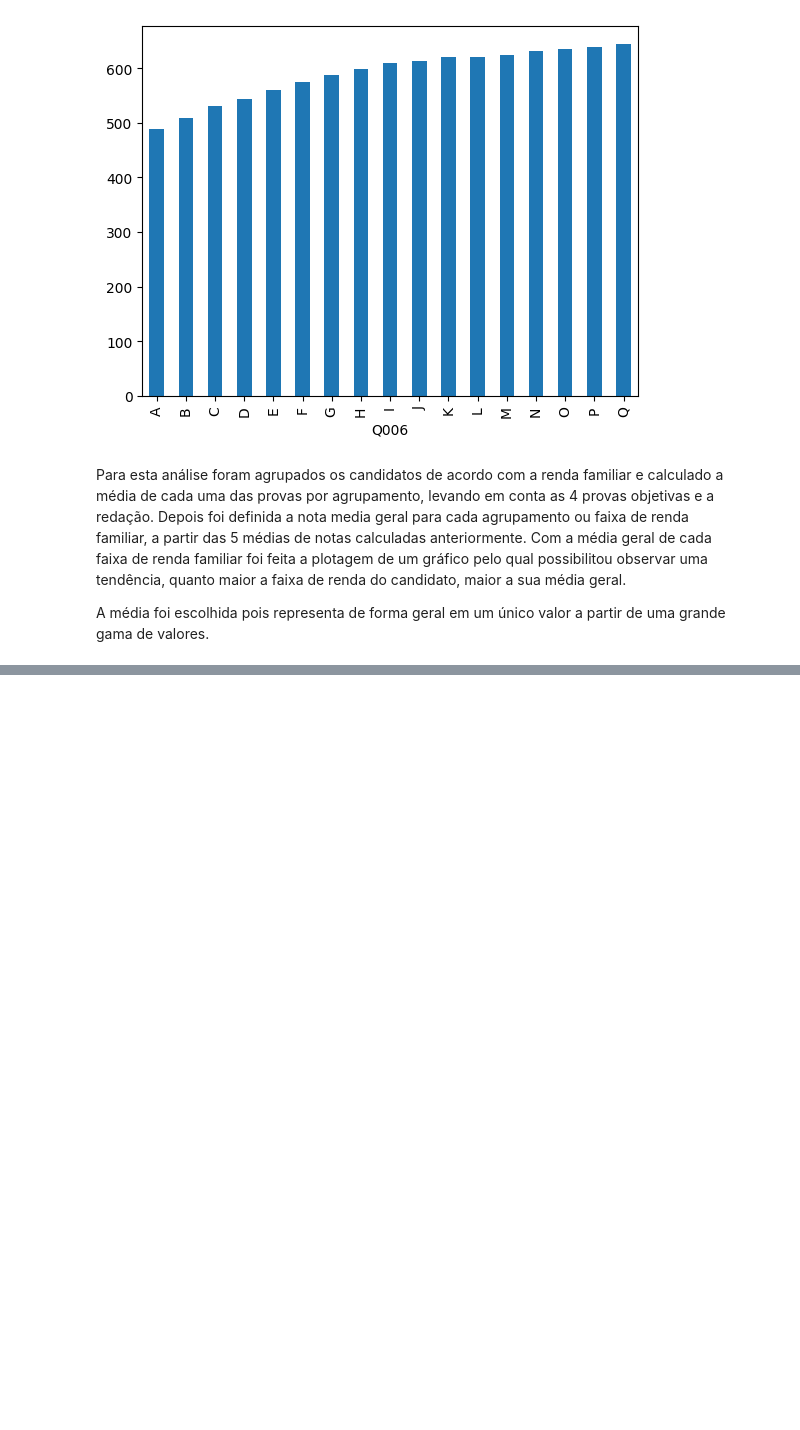
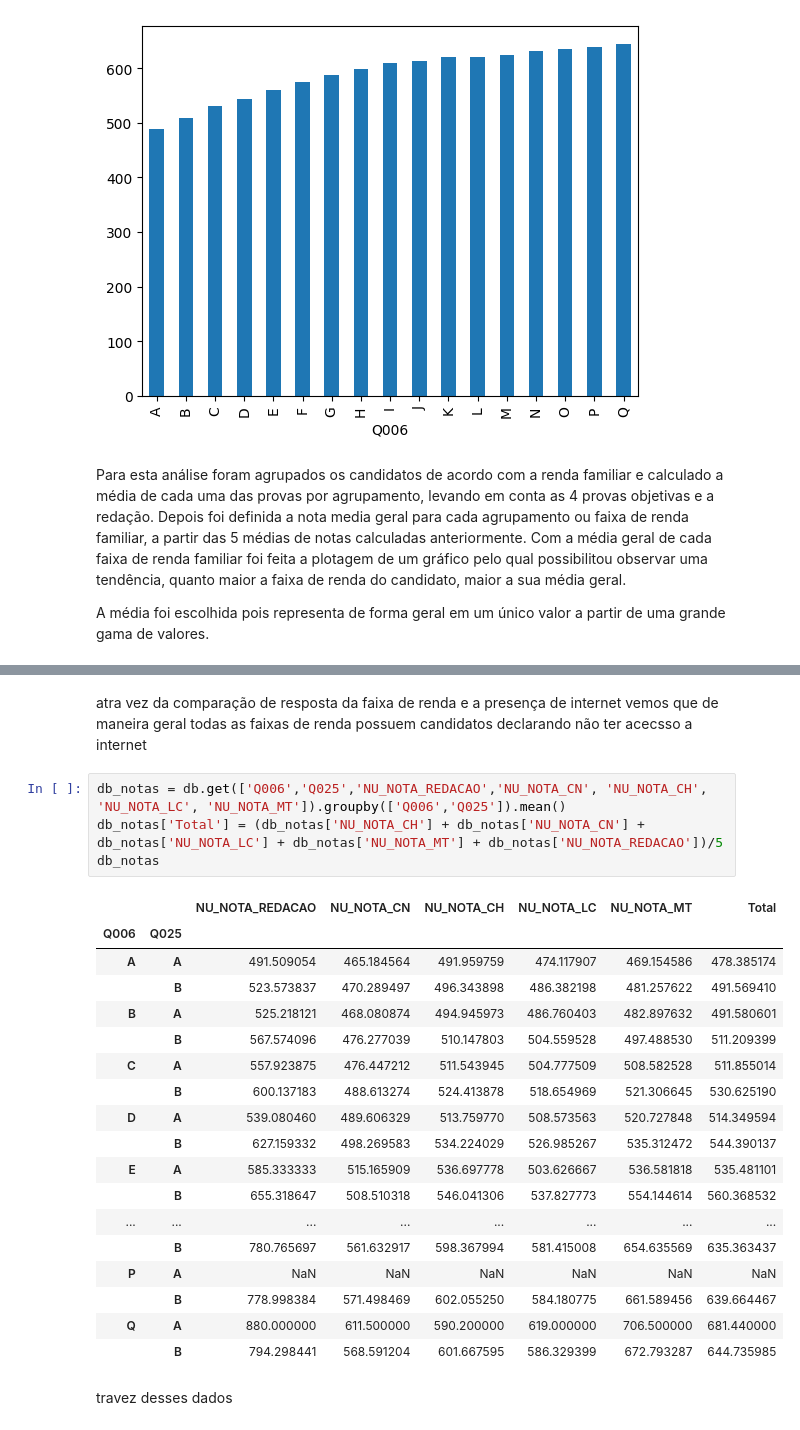
Before and after one commit to denielfer/Micro_dados_enem-2022, a Jupyter notebook: analize.ipynb, the cells around one changed output, grey strips where cells are left out. Cells and saved outputs as stored; diff of their text form; blank space fills up the shorter version.

```diff
--- a/analize.ipynb
+++ b/analize.ipynb
@@ -466,0 +513,27 @@ A média foi escolhida pois representa de forma geral em um único valor a parti
+# %% [markdown]
+atra vez da comparação de resposta da faixa de renda e a presença de internet vemos que de maneira geral todas as faixas de renda possuem candidatos declarando não ter acecsso a internet
+# %%
+db_notas = db.get(['Q006','Q025','NU_NOTA_REDACAO','NU_NOTA_CN', 'NU_NOTA_CH', 'NU_NOTA_LC', 'NU_NOTA_MT']).groupby(['Q006','Q025']).mean()
+db_notas['Total'] = (db_notas['NU_NOTA_CH'] + db_notas['NU_NOTA_CN'] + db_notas['NU_NOTA_LC'] + db_notas['NU_NOTA_MT'] + db_notas['NU_NOTA_REDACAO'])/5
+db_notas
+# %% [output]
+|  |  | NU_NOTA_REDACAO | NU_NOTA_CN | NU_NOTA_CH | NU_NOTA_LC | NU_NOTA_MT | Total |
+| Q006 | Q025 |  |  |  |  |  |  |
+| A | A | 491.509054 | 465.184564 | 491.959759 | 474.117907 | 469.154586 | 478.385174 |
+|  | B | 523.573837 | 470.289497 | 496.343898 | 486.382198 | 481.257622 | 491.569410 |
+| B | A | 525.218121 | 468.080874 | 494.945973 | 486.760403 | 482.897632 | 491.580601 |
+|  | B | 567.574096 | 476.277039 | 510.147803 | 504.559528 | 497.488530 | 511.209399 |
+| C | A | 557.923875 | 476.447212 | 511.543945 | 504.777509 | 508.582528 | 511.855014 |
+|  | B | 600.137183 | 488.613274 | 524.413878 | 518.654969 | 521.306645 | 530.625190 |
+| D | A | 539.080460 | 489.606329 | 513.759770 | 508.573563 | 520.727848 | 514.349594 |
+|  | B | 627.159332 | 498.269583 | 534.224029 | 526.985267 | 535.312472 | 544.390137 |
+| E | A | 585.333333 | 515.165909 | 536.697778 | 503.626667 | 536.581818 | 535.481101 |
+|  | B | 655.318647 | 508.510318 | 546.041306 | 537.827773 | 554.144614 | 560.368532 |
+| ... | ... | ... | ... | ... | ... | ... | ... |
+|  | B | 780.765697 | 561.632917 | 598.367994 | 581.415008 | 654.635569 | 635.363437 |
+| P | A | NaN | NaN | NaN | NaN | NaN | NaN |
+|  | B | 778.998384 | 571.498469 | 602.055250 | 584.180775 | 661.589456 | 639.664467 |
+| Q | A | 880.000000 | 611.500000 | 590.200000 | 619.000000 | 706.500000 | 681.440000 |
+|  | B | 794.298441 | 568.591204 | 601.667595 | 586.329399 | 672.793287 | 644.735985 |
+# %% [markdown]
+travez desses dados
```
Also changed, not shown: parts of 6 cells of this notebook.
